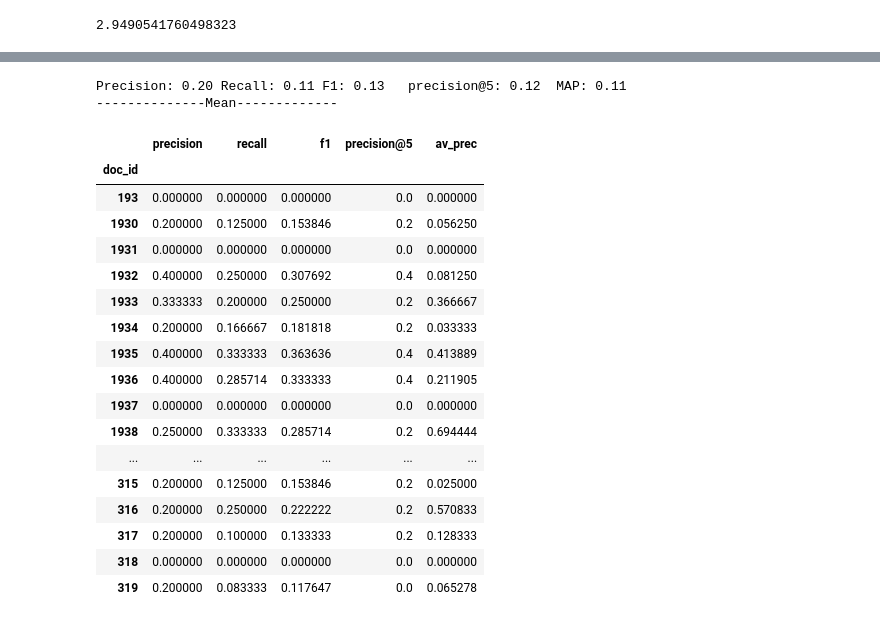
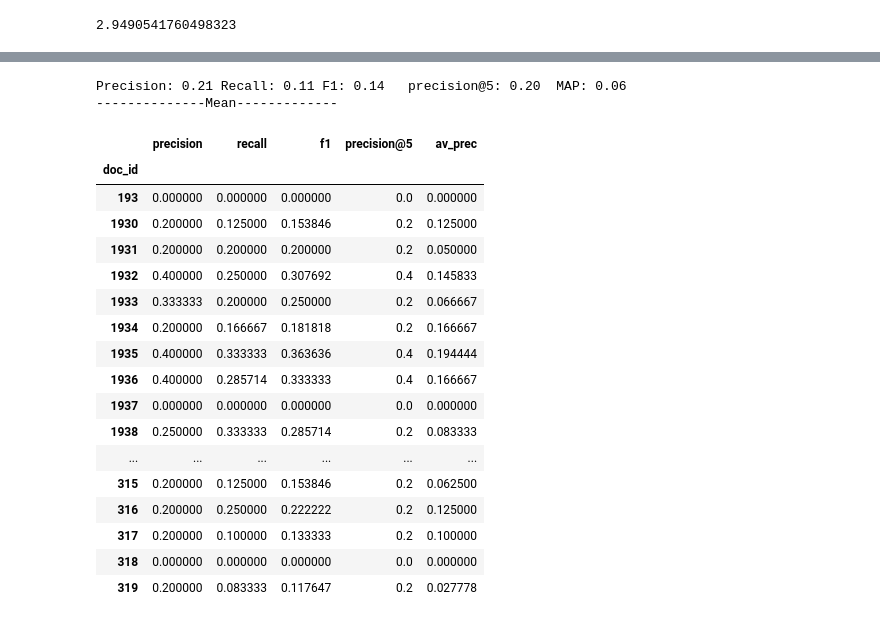
Before and after one commit to MartinXPN/Tecnico, a Jupyter notebook: InformationProcessing/Project1/Project-exercise-3.ipynb, the cells around one changed output, grey strips where cells are left out. Saved outputs shown, nothing was run; the diff lists cells and outputs as text; code cells hidden in the pictures.

Commit message:
fixed precision@5 and mean average precision calculation

```diff
--- a/InformationProcessing/Project1/Project-exercise-3.ipynb
+++ b/InformationProcessing/Project1/Project-exercise-3.ipynb
@@ -153,57 +153,56 @@ def avg_precisoin(pred, targ):
     for i, p in enumerate(pred):
         if p in targ:
             nb_correct += 1
-        res += nb_correct / (i + 1)
-    return 1. / len(targ) * res
+            res += nb_correct / (i + 1)
+    return res / len(targ)
 # %%
 results = []
 for doc_id in sorted(predictions.keys()):
     p = set(predictions[doc_id])
     t = set(target[doc_id])
-    at_5 = set(target[doc_id][:5])
 
     # We always predict 5 keywords
     precision = 0 if len(p) == 0 else len(p.intersection(t)) / len(p)
     recall = 0 if len(t) == 0 else len(p.intersection(t)) / len(t)
     results.append({
         'doc_id':      doc_id,
         'precision':   precision,
         'recall':      recall,
         'f1':          0 if (precision + recall) == 0 else 2 * precision * recall / (precision + recall),
-        'precision@5': len(p.intersection(at_5)) / 5.,
+        'precision@5': len(p.intersection(t)) / 5.,
         'av_prec':     avg_precisoin(p, t)
     })
 
 results = pd.DataFrame(results)
 results.set_index('doc_id', inplace=True)
 
 print('Precision: {:.2f} Recall: {:.2f} F1: {:.2f}   precision@5: {:.2f}  MAP: {:.2f}'.format(
     results["precision"].mean(),
     results["recall"].mean(),
     results["f1"].mean(),
     results["precision@5"].mean(),
     results["av_prec"].mean()
 ))
 print('--------------Mean-------------')
 results
 # %% [output]
-Precision: 0.20 Recall: 0.11 F1: 0.13   precision@5: 0.12  MAP: 0.11
+Precision: 0.21 Recall: 0.11 F1: 0.14   precision@5: 0.20  MAP: 0.06
 --------------Mean-------------
 |  | precision | recall | f1 | precision@5 | av_prec |
 | doc_id |  |  |  |  |  |
 | 193 | 0.000000 | 0.000000 | 0.000000 | 0.0 | 0.000000 |
-| 1930 | 0.200000 | 0.125000 | 0.153846 | 0.2 | 0.056250 |
-| 1931 | 0.000000 | 0.000000 | 0.000000 | 0.0 | 0.000000 |
-| 1932 | 0.400000 | 0.250000 | 0.307692 | 0.4 | 0.081250 |
-| 1933 | 0.333333 | 0.200000 | 0.250000 | 0.2 | 0.366667 |
-| 1934 | 0.200000 | 0.166667 | 0.181818 | 0.2 | 0.033333 |
-| 1935 | 0.400000 | 0.333333 | 0.363636 | 0.4 | 0.413889 |
-| 1936 | 0.400000 | 0.285714 | 0.333333 | 0.4 | 0.211905 |
+| 1930 | 0.200000 | 0.125000 | 0.153846 | 0.2 | 0.125000 |
+| 1931 | 0.200000 | 0.200000 | 0.200000 | 0.2 | 0.050000 |
+| 1932 | 0.400000 | 0.250000 | 0.307692 | 0.4 | 0.145833 |
+| 1933 | 0.333333 | 0.200000 | 0.250000 | 0.2 | 0.066667 |
+| 1934 | 0.200000 | 0.166667 | 0.181818 | 0.2 | 0.166667 |
+| 1935 | 0.400000 | 0.333333 | 0.363636 | 0.4 | 0.194444 |
+| 1936 | 0.400000 | 0.285714 | 0.333333 | 0.4 | 0.166667 |
 | 1937 | 0.000000 | 0.000000 | 0.000000 | 0.0 | 0.000000 |
-| 1938 | 0.250000 | 0.333333 | 0.285714 | 0.2 | 0.694444 |
+| 1938 | 0.250000 | 0.333333 | 0.285714 | 0.2 | 0.083333 |
 | ... | ... | ... | ... | ... | ... |
-| 315 | 0.200000 | 0.125000 | 0.153846 | 0.2 | 0.025000 |
-| 316 | 0.200000 | 0.250000 | 0.222222 | 0.2 | 0.570833 |
-| 317 | 0.200000 | 0.100000 | 0.133333 | 0.2 | 0.128333 |
+| 315 | 0.200000 | 0.125000 | 0.153846 | 0.2 | 0.062500 |
+| 316 | 0.200000 | 0.250000 | 0.222222 | 0.2 | 0.125000 |
+| 317 | 0.200000 | 0.100000 | 0.133333 | 0.2 | 0.100000 |
 | 318 | 0.000000 | 0.000000 | 0.000000 | 0.0 | 0.000000 |
-| 319 | 0.200000 | 0.083333 | 0.117647 | 0.0 | 0.065278 |
+| 319 | 0.200000 | 0.083333 | 0.117647 | 0.2 | 0.027778 |
```
Also changed, not shown: parts of 1 cell of this notebook, 4 other files.
